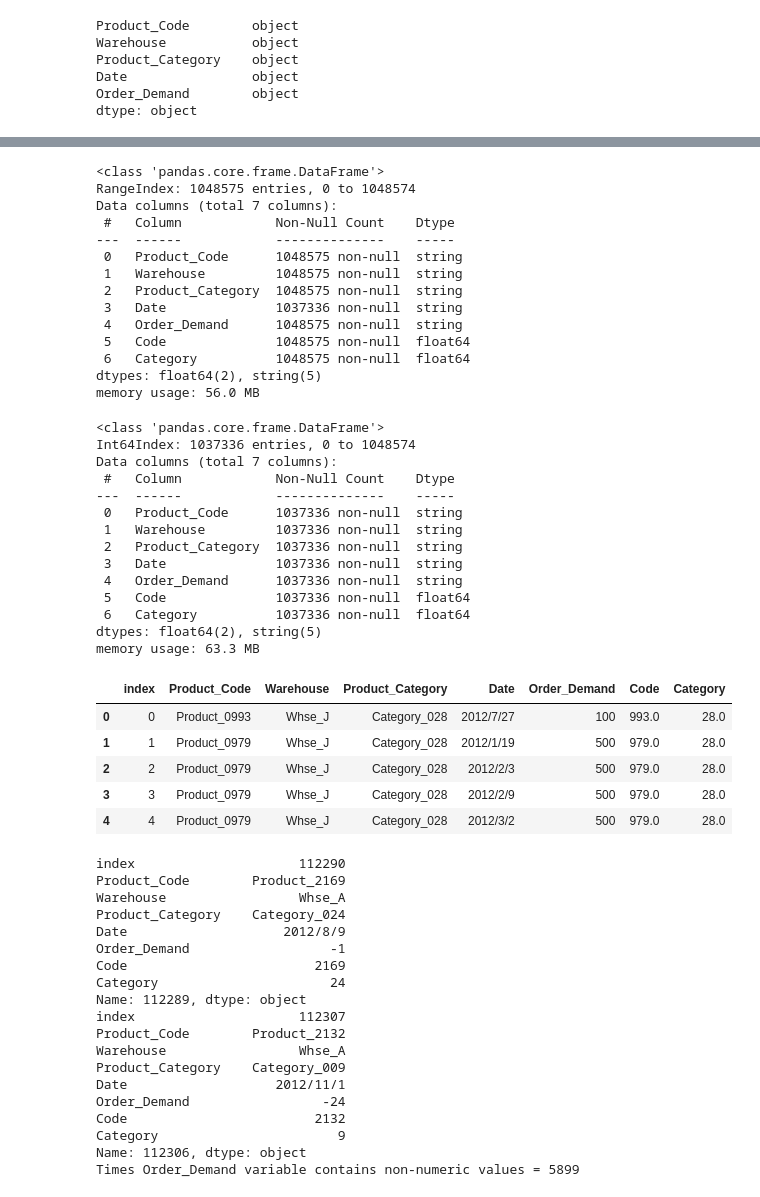
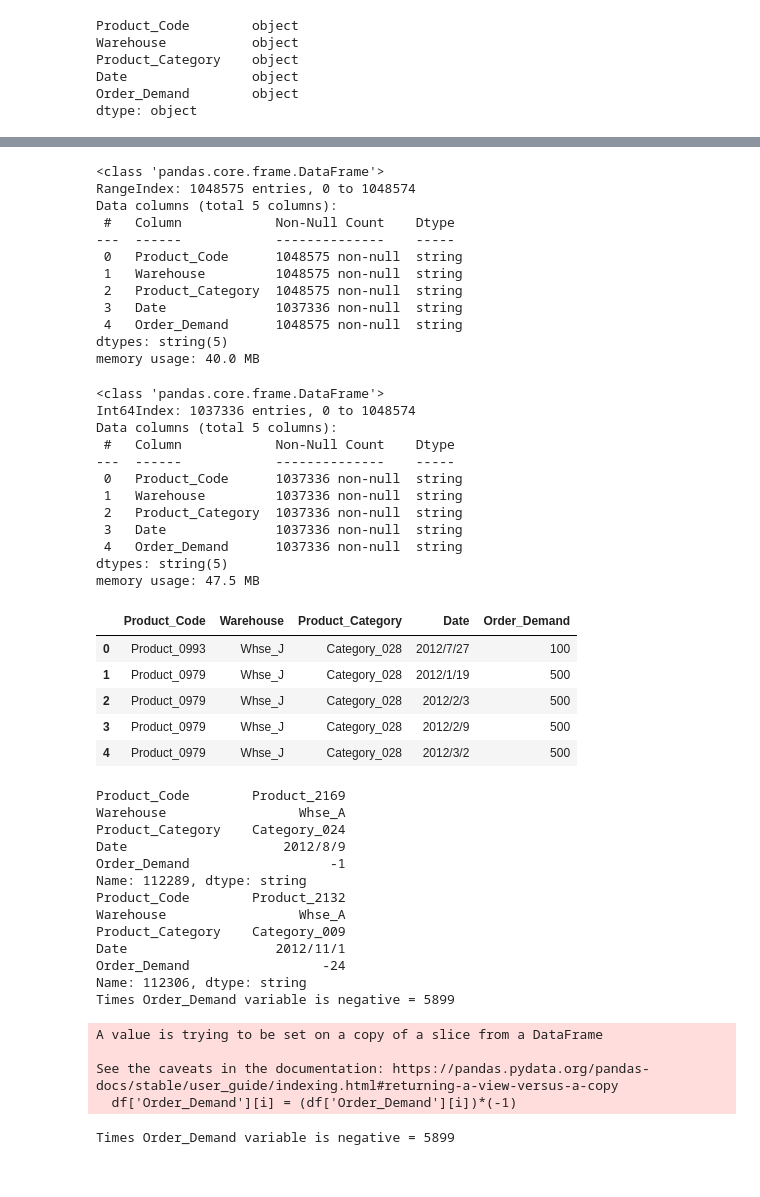
Before and after one commit to anissakhan/731-Project-5-Khan, a Jupyter notebook: Notebooks/731-Project5.ipynb, the cells around one changed output, grey strips where cells are left out. Cells and saved outputs as stored; diff of their text form; code cells hidden in the pictures.

```diff
--- a/Notebooks/731-Project5.ipynb
+++ b/Notebooks/731-Project5.ipynb
@@ -33,9 +42,9 @@ Date                object
 Order_Demand        object
 dtype: object
 # %%
-new = df["Product_Code"].str.split("_", n = 1, expand = True)
-df["Code"]=new[1]
+#new = df["Product_Code"].str.split("_", n = 1, expand = True)
+#df["Code"]=new[1]
 # %%
-new = df["Product_Category"].str.split("_", n = 1, expand = True)
-df["Category"]=new[1]
-df.head()
+#new = df["Product_Category"].str.split("_", n = 1, expand = True)
+#df["Category"]=new[1]
+#df.head()
@@ -49,6 +51,6 @@ df.head()
 # %%
-df['Code'] = df['Code'].astype('float')
-df['Category'] = df['Category'].astype('float')
+#df['Code'] = df['Code'].astype('float')
+#df['Category'] = df['Category'].astype('float')
 df['Warehouse'] = df['Warehouse'].astype('string')
 df['Date'] = df['Date'].astype('string')
 df['Product_Category'] = df['Product_Category'].astype('string')
@@ -72,7 +72,7 @@ df.info()
 # %% [output]
 <class 'pandas.core.frame.DataFrame'>
 RangeIndex: 1048575 entries, 0 to 1048574
-Data columns (total 7 columns):
+Data columns (total 5 columns):
  #   Column            Non-Null Count    Dtype
 ---  ------            --------------    -----
  0   Product_Code      1048575 non-null  string
@@ -80,17 +80,16 @@ Data columns (total 7 columns):
  2   Product_Category  1048575 non-null  string
  3   Date              1037336 non-null  string
  4   Order_Demand      1048575 non-null  string
- 5   Code              1048575 non-null  float64
- 6   Category          1048575 non-null  float64
-dtypes: float64(2), string(5)
-memory usage: 56.0 MB
+dtypes: string(5)
+memory usage: 40.0 MB
 # %%
 df.dropna(subset = ["Date"], inplace=True)
+#df['Date']=df['Date'].str.replace("/","").astype(int)
 df.info()
 # %% [output]
 <class 'pandas.core.frame.DataFrame'>
 Int64Index: 1037336 entries, 0 to 1048574
-Data columns (total 7 columns):
+Data columns (total 5 columns):
  #   Column            Non-Null Count    Dtype
 ---  ------            --------------    -----
  0   Product_Code      1037336 non-null  string
@@ -98,20 +97,19 @@ Data columns (total 7 columns):
  2   Product_Category  1037336 non-null  string
  3   Date              1037336 non-null  string
  4   Order_Demand      1037336 non-null  string
- 5   Code              1037336 non-null  float64
- 6   Category          1037336 non-null  float64
-dtypes: float64(2), string(5)
-memory usage: 63.3 MB
+dtypes: string(5)
+memory usage: 47.5 MB
 # %%
 df=df.reset_index()
+df.drop(columns =["index"], inplace = True)
 df.head()
 # %% [output]
-|  | index | Product_Code | Warehouse | Product_Category | Date | Order_Demand | Code | Category |
-| 0 | 0 | Product_0993 | Whse_J | Category_028 | 2012/7/27 | 100 | 993.0 | 28.0 |
-| 1 | 1 | Product_0979 | Whse_J | Category_028 | 2012/1/19 | 500 | 979.0 | 28.0 |
-| 2 | 2 | Product_0979 | Whse_J | Category_028 | 2012/2/3 | 500 | 979.0 | 28.0 |
-| 3 | 3 | Product_0979 | Whse_J | Category_028 | 2012/2/9 | 500 | 979.0 | 28.0 |
-| 4 | 4 | Product_0979 | Whse_J | Category_028 | 2012/3/2 | 500 | 979.0 | 28.0 |
+|  | Product_Code | Warehouse | Product_Category | Date | Order_Demand |
+| 0 | Product_0993 | Whse_J | Category_028 | 2012/7/27 | 100 |
+| 1 | Product_0979 | Whse_J | Category_028 | 2012/1/19 | 500 |
+| 2 | Product_0979 | Whse_J | Category_028 | 2012/2/3 | 500 |
+| 3 | Product_0979 | Whse_J | Category_028 | 2012/2/9 | 500 |
+| 4 | Product_0979 | Whse_J | Category_028 | 2012/3/2 | 500 |
 # %%
 count=0
 for i in range(0,len(df['Order_Demand'])):
@@ -126,27 +124,38 @@ for i in range(0,len(df['Order_Demand'])):
 
 print('Times Order_Demand variable is negative =', count)
 # %% [output]
-index                     112290
 Product_Code        Product_2169
 Warehouse                 Whse_A
 Product_Category    Category_024
 Date                    2012/8/9
 Order_Demand                  -1
-Code                        2169
-Category                      24
-Name: 112289, dtype: object
-index                     112307
+Name: 112289, dtype: string
 Product_Code        Product_2132
 Warehouse                 Whse_A
 Product_Category    Category_009
 Date                   2012/11/1
 Order_Demand                 -24
-Code                        2132
-Category                       9
-Name: 112306, dtype: object
-Times Order_Demand variable contains non-numeric values = 5899
+Name: 112306, dtype: string
+Times Order_Demand variable is negative = 5899
 # %%
 df['Order_Demand'] = df['Order_Demand'].astype('float')
+# %%
+count=0
+for i in range(0,len(df['Order_Demand'])):
+    if(df['Order_Demand'][i] < 0):
+        #print(df.iloc[i])
+        #df.drop([i],inplace=True, axis=0)
+        df['Order_Demand'][i] = (df['Order_Demand'][i])*(-1)
+        count=count+1
+
+
+print('Times Order_Demand variable is negative =', count)
+# %% [output]
+A value is trying to be set on a copy of a slice from a DataFrame
+
+See the caveats in the documentation: https://pandas.pydata.org/pandas-docs/stable/user_guide/indexing.html#returning-a-view-versus-a-copy
+  df['Order_Demand'][i] = (df['Order_Demand'][i])*(-1)
+Times Order_Demand variable is negative = 5899
 # %%
 df.dtypes
 # %% [output]
```
Also changed, not shown: parts of 19 cells of this notebook.
